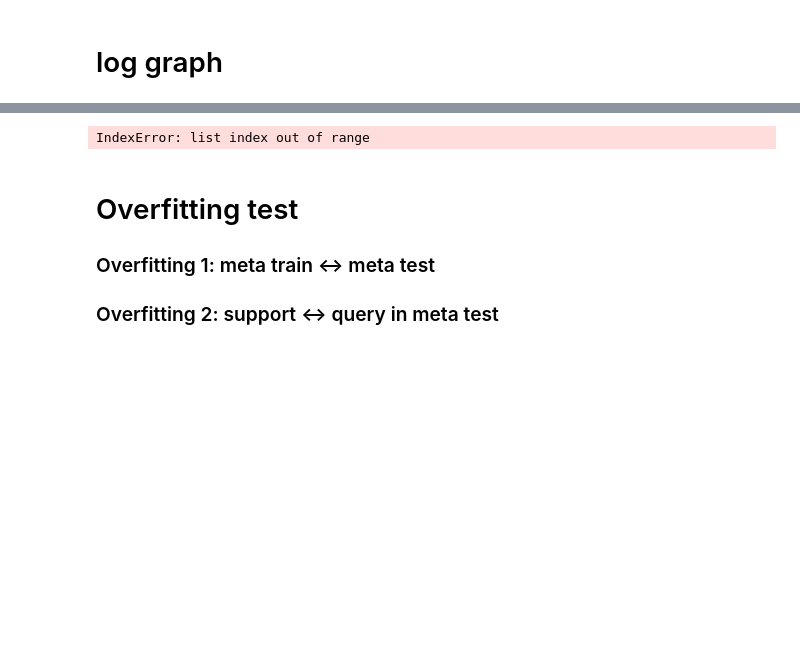
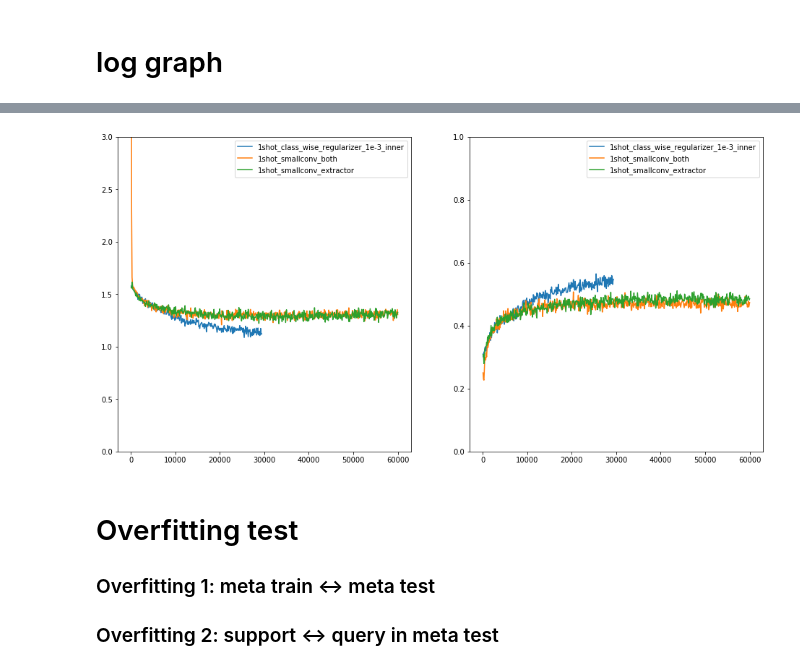
Before and after one commit to HJ-Yoo/BOIL, a Jupyter notebook: analysis.ipynb, the cells around one changed output, grey strips where cells are left out. Saved outputs shown, nothing was run; the diff lists cells and outputs as text; code cells hidden in the pictures; blank space fills up the shorter version.

Commit message:
classwise regularizer

```diff
--- a/analysis.ipynb
+++ b/analysis.ipynb
@@ -60,7 +60,7 @@ def plot_diff_logs(filename_list):
 
     for filename, accuracy_logs in list(zip(filename_list, accuracy_logs_list)):
         axes[1].plot(accuracy_logs.nonzero()[0], accuracy_logs[accuracy_logs.nonzero()[0]], label="_".join(filename.split("/")[2].split("_")[1:]))
-    axes[1].set_ylim([0.4, 0.7])
+    axes[1].set_ylim([0, 1])
     axes[1].legend()
 
     plt.show()
@@ -89,16 +88,15 @@ plt.close()
 # %%
-file1 = [f for f in file_list if 'step_size0.05' in f]
-file2 = [f for f in file_list if 'step_size0.5' in f]
-file3 = [f for f in file_list if 'step_size5.0' in f]
+file1 = [f for f in file_list if '1shot_class_wise_regularizer_1e-3_inner' in f]
+file2 = [f for f in file_list if 'smallconv' in f]
 
 filename1 = './output/{}/logs/logs.csv'.format(file1[0])
 filename2 = './output/{}/logs/logs.csv'.format(file2[0])
-filename3 = './output/{}/logs/logs.csv'.format(file3[0])
+filename3 = './output/{}/logs/logs.csv'.format(file2[1])
 
 filename_list = [filename1, filename2, filename3]
 plot_diff_logs(filename_list)
 # %% [output]
-IndexError: list index out of range
+[figure, added]
 # %% [markdown]
 # Overfitting test
 ### Overfitting 1: meta train <-> meta test
```
Also changed, not shown: parts of 6 cells of this notebook, 2 other files.
